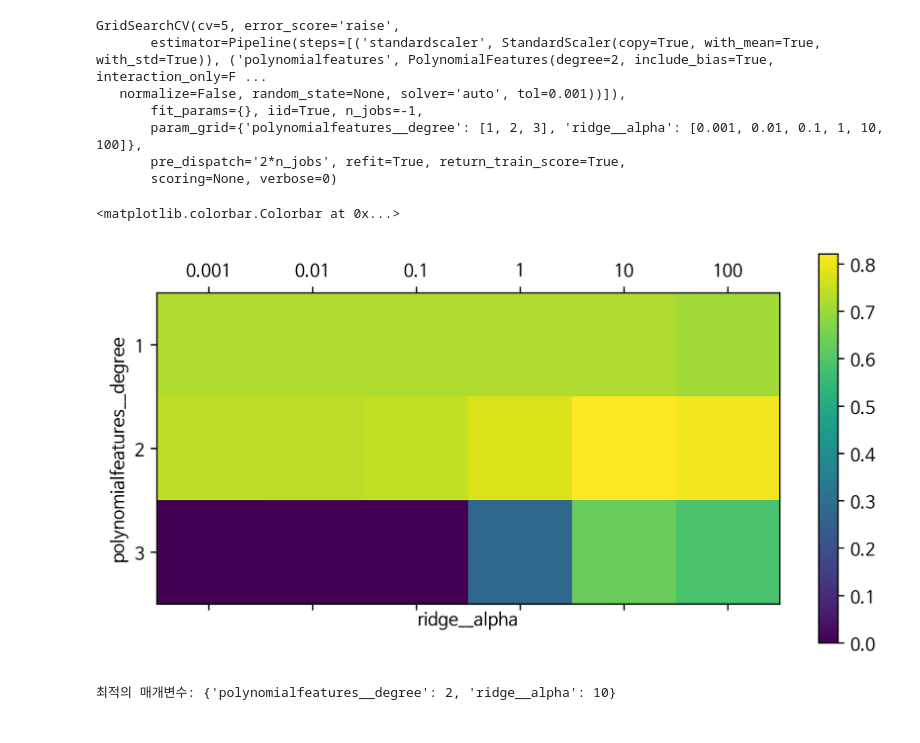
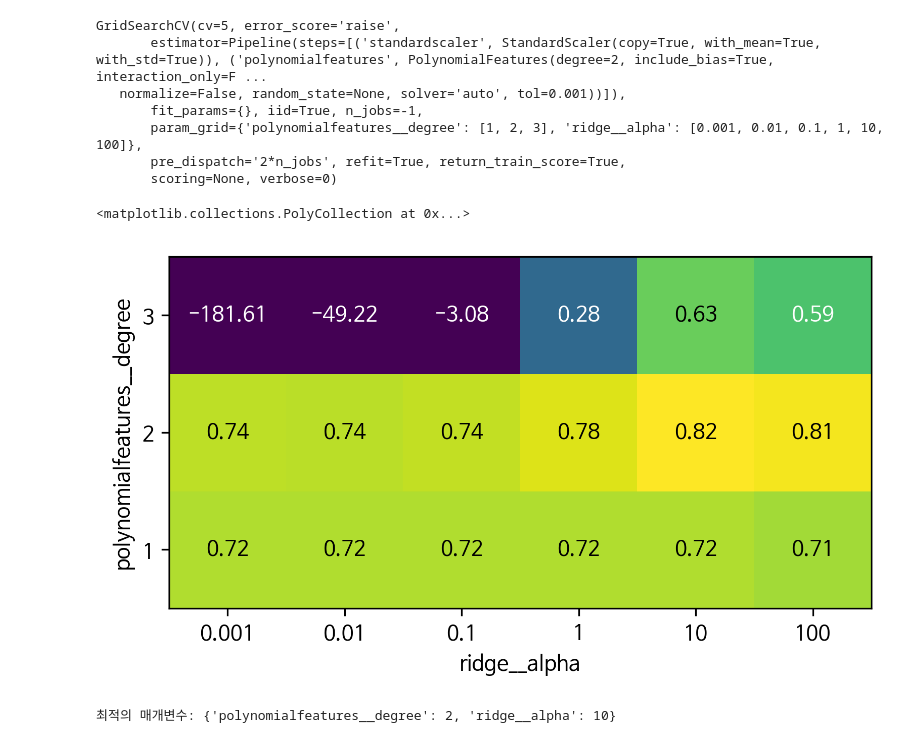
Before and after one commit to yerinsally/introduction_to_ml_with_python, a Jupyter notebook: 06-algorithm-chains-and-pipelines.ipynb, the cells around one changed output. Cells and saved outputs as stored; diff of their text form; code cells hidden in the pictures.

```diff
--- a/06-algorithm-chains-and-pipelines.ipynb
+++ b/06-algorithm-chains-and-pipelines.ipynb
@@ -250,19 +251,14 @@ GridSearchCV(cv=5, error_score='raise',
        param_grid={'polynomialfeatures__degree': [1, 2, 3], 'ridge__alpha': [0.001, 0.01, 0.1, 1, 10, 100]},
        pre_dispatch='2*n_jobs', refit=True, return_train_score=True,
        scoring=None, verbose=0)
-# %%
-plt.matshow(grid.cv_results_['mean_test_score'].reshape(3, -1),
-            vmin=0, cmap="viridis")
-plt.xlabel("ridge__alpha")
-plt.ylabel("polynomialfeatures__degree")
-plt.xticks(range(len(param_grid['ridge__alpha'])), param_grid['ridge__alpha'])
-plt.yticks(range(len(param_grid['polynomialfeatures__degree'])),
-           param_grid['polynomialfeatures__degree'])
-
-plt.colorbar()
-# %% [output]
-<matplotlib.colorbar.Colorbar at 0x...>
-[figure, removed]
+# %%
+mglearn.tools.heatmap(grid.cv_results_['mean_test_score'].reshape(3, -1),
+                      xlabel="ridge__alpha", ylabel="polynomialfeatures__degree",
+                      xticklabels=param_grid['ridge__alpha'],
+                      yticklabels=param_grid['polynomialfeatures__degree'], vmin=0)
+# %% [output]
+<matplotlib.collections.PolyCollection at 0x...>
+[figure, added]
 # %%
 print("최적의 매개변수: {}".format(grid.best_params_))
 # %% [output]
```
Also changed, not shown: parts of 8 cells of this notebook, 6 other files.
